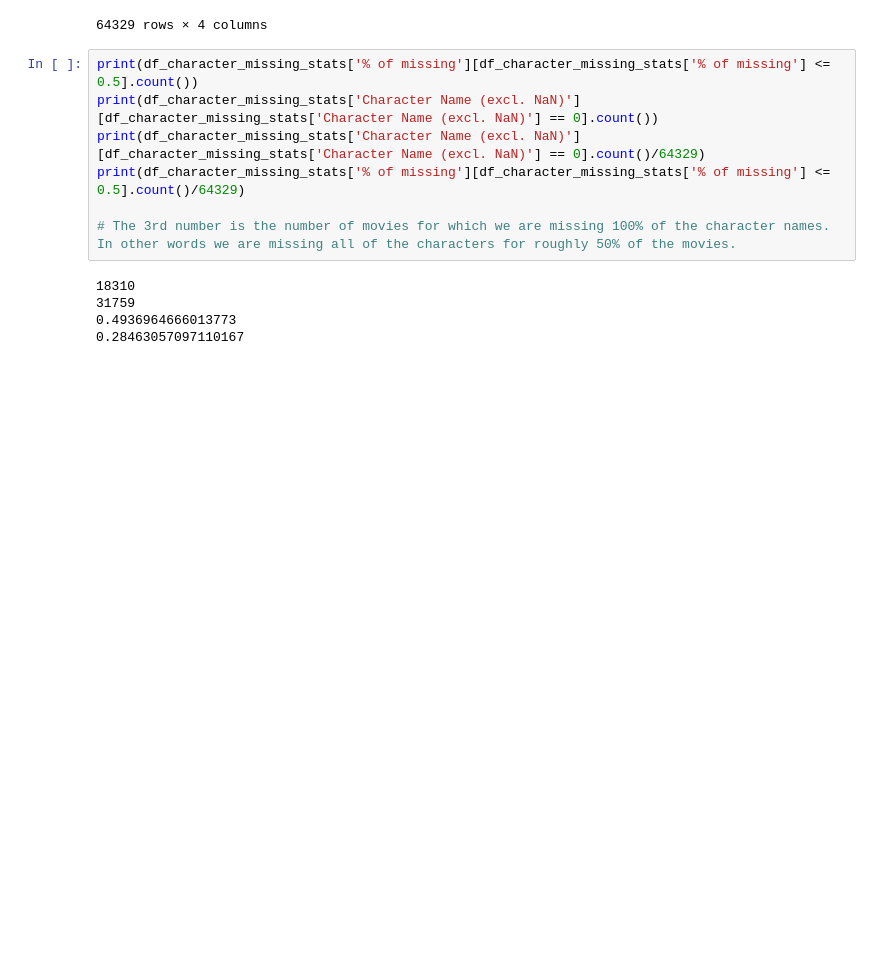
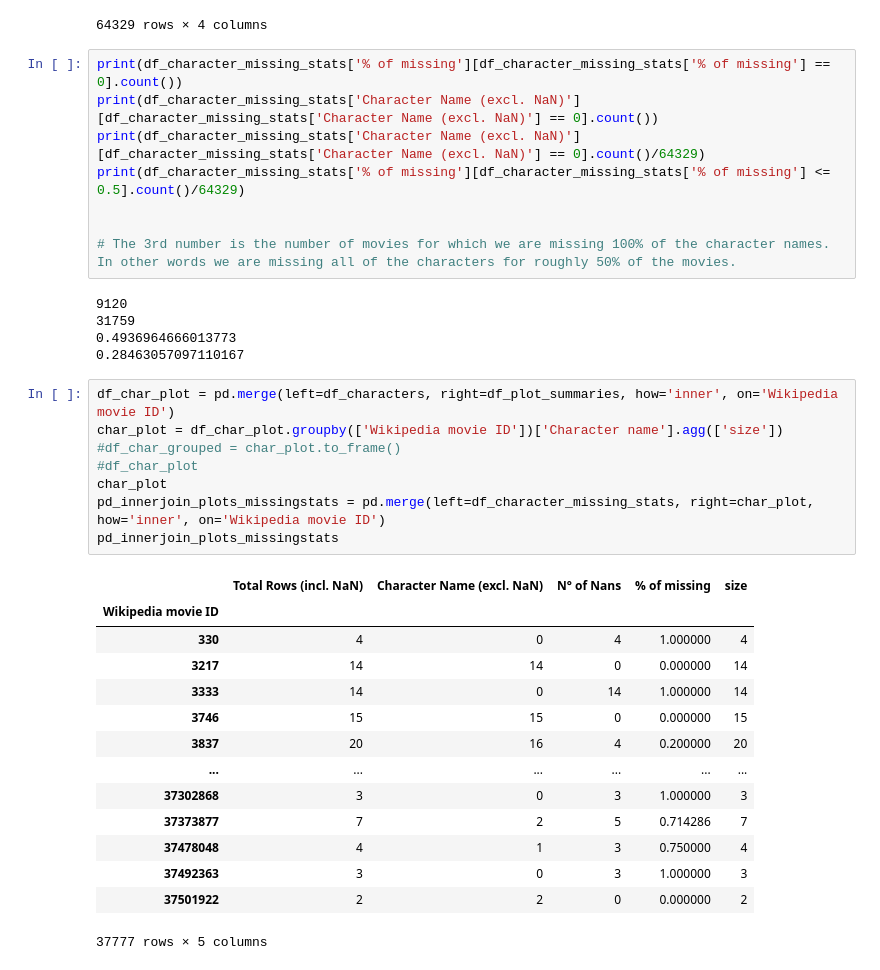
Before and after one commit to epfl-ada/ada-2022-project-utopiansky2022, a Jupyter notebook: Nico.ipynb, the cells around one changed output. Cells and saved outputs as stored; diff of their text form; blank space fills up the shorter version.

```diff
--- a/Nico.ipynb
+++ b/Nico.ipynb
@@ -282,14 +282,38 @@ df_character_missing_stats
 | 37501922 | 2 | 2 | 0 | 0.000000 |
 64329 rows × 4 columns
 # %%
-print(df_character_missing_stats['% of missing'][df_character_missing_stats['% of missing'] <= 0.5].count())
+print(df_character_missing_stats['% of missing'][df_character_missing_stats['% of missing'] == 0].count())
 print(df_character_missing_stats['Character Name (excl. NaN)'][df_character_missing_stats['Character Name (excl. NaN)'] == 0].count())
 print(df_character_missing_stats['Character Name (excl. NaN)'][df_character_missing_stats['Character Name (excl. NaN)'] == 0].count()/64329)
 print(df_character_missing_stats['% of missing'][df_character_missing_stats['% of missing'] <= 0.5].count()/64329)
 
+
 # The 3rd number is the number of movies for which we are missing 100% of the character names. In other words we are missing all of the characters for roughly 50% of the movies.
 # %% [output]
-18310
+9120
 31759
 0.4936964666013773
 0.28463057097110167
+# %%
+df_char_plot = pd.merge(left=df_characters, right=df_plot_summaries, how='inner', on='Wikipedia movie ID')
+char_plot = df_char_plot.groupby(['Wikipedia movie ID'])['Character name'].agg(['size'])
+#df_char_grouped = char_plot.to_frame()
+#df_char_plot
+char_plot
+pd_innerjoin_plots_missingstats = pd.merge(left=df_character_missing_stats, right=char_plot, how='inner', on='Wikipedia movie ID')
+pd_innerjoin_plots_missingstats
+# %% [output]
+|  | Total Rows (incl. NaN) | Character Name (excl. NaN) | N° of Nans | % of missing | size |
+| Wikipedia movie ID |  |  |  |  |  |
+| 330 | 4 | 0 | 4 | 1.000000 | 4 |
+| 3217 | 14 | 14 | 0 | 0.000000 | 14 |
+| 3333 | 14 | 0 | 14 | 1.000000 | 14 |
+| 3746 | 15 | 15 | 0 | 0.000000 | 15 |
+| 3837 | 20 | 16 | 4 | 0.200000 | 20 |
+| ... | ... | ... | ... | ... | ... |
+| 37302868 | 3 | 0 | 3 | 1.000000 | 3 |
+| 37373877 | 7 | 2 | 5 | 0.714286 | 7 |
+| 37478048 | 4 | 1 | 3 | 0.750000 | 4 |
+| 37492363 | 3 | 0 | 3 | 1.000000 | 3 |
+| 37501922 | 2 | 2 | 0 | 0.000000 | 2 |
+37777 rows × 5 columns
```
